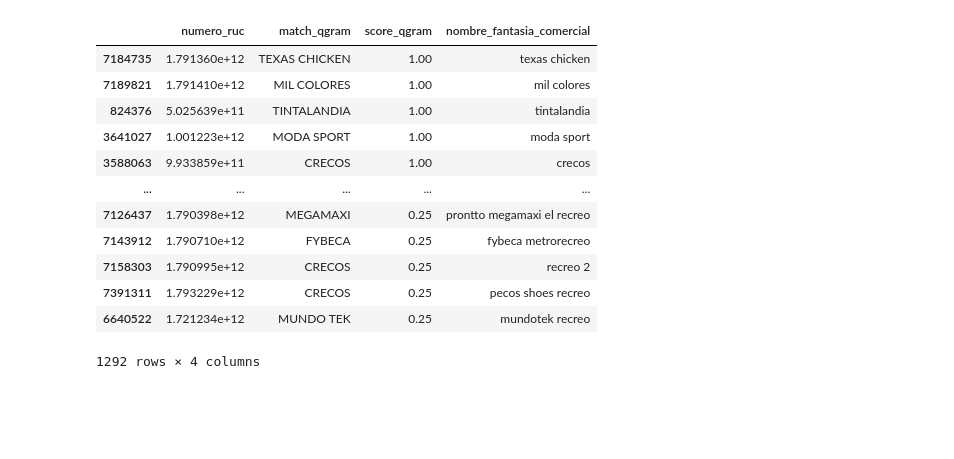
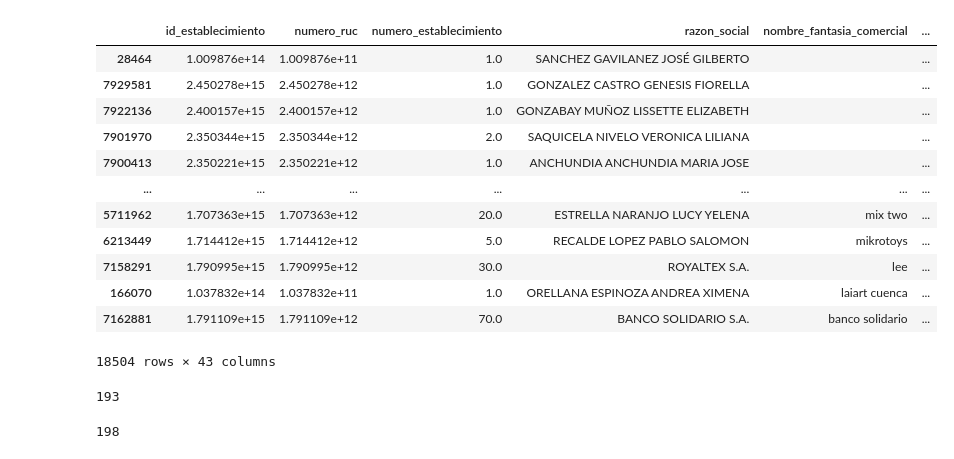
Before and after one commit to Leo-Maker636/centros_comerciales, a Jupyter notebook: sandbox/busqueda_rucs/localizacion_codigo_establecimiento.ipynb, the cells around one changed output. Saved outputs shown, nothing was run; the diff lists cells and outputs as text; code cells hidden in the pictures; blank space fills up the shorter version.

```diff
--- a/sandbox/busqueda_rucs/localizacion_codigo_establecimiento.ipynb
+++ b/sandbox/busqueda_rucs/localizacion_codigo_establecimiento.ipynb
@@ -200,16 +208,47 @@ base_registro_civil_test = base_registro_civil_test.sort_values(by = 'score_qgra
+# %%
+def porcentaje_coincidencias(calle:str):
+    num_coincidencia = 0
+    join_acotacion_especifica = " ".join(lista_acotacion_especifica).lower()
+    split_calle = re.split(r"[.\s]+", calle.lower())
+    for palabra in split_calle:
+        if palabra in join_acotacion_especifica:
+            num_coincidencia =num_coincidencia + 1
+    return num_coincidencia/len(split_calle)
+# %%
+# Cantidad porcentaje match que hay
+total_palabras = len(lista_acotacion_especifica)
+base_registro_civil_test['porcentaje_match'] = (base_registro_civil_test['calles'].apply(porcentaje_coincidencias))
+# %%
+# Normalizacion [0,2] y score general
+base_registro_civil_test["score_qgram_02"] =2*base_registro_civil_test['score_qgram']
+base_registro_civil_test["porcentaje_match_02"] =2*base_registro_civil_test['porcentaje_match']
+#Score General
+base_registro_civil_test['score_general'] = base_registro_civil_test["porcentaje_match_02"]*base_registro_civil_test["score_qgram_02"]
+# %%
+base_registro_civil_test = base_registro_civil_test.sort_values(by = "score_general")
+# %%
+base_registro_civil_test[base_registro_civil_test['parroquia'].str.contains('cotocollao', case = False, na = False)]
+# %% [output]
+|  | id_establecimiento | numero_ruc | numero_establecimiento | razon_social | nombre_fantasia_comercial | ... |
+| 28464 | 1.009876e+14 | 1.009876e+11 | 1.0 | SANCHEZ GAVILANEZ JOSÉ GILBERTO |  | ... |
+| 7929581 | 2.450278e+15 | 2.450278e+12 | 1.0 | GONZALEZ CASTRO GENESIS FIORELLA |  | ... |
+| 7922136 | 2.400157e+15 | 2.400157e+12 | 1.0 | GONZABAY MUÑOZ LISSETTE ELIZABETH |  | ... |
+| 7901970 | 2.350344e+15 | 2.350344e+12 | 2.0 | SAQUICELA NIVELO VERONICA LILIANA |  | ... |
+| 7900413 | 2.350221e+15 | 2.350221e+12 | 1.0 | ANCHUNDIA ANCHUNDIA MARIA JOSE |  | ... |
+| ... | ... | ... | ... | ... | ... | ... |
+| 5711962 | 1.707363e+15 | 1.707363e+12 | 20.0 | ESTRELLA NARANJO LUCY YELENA | mix two | ... |
+| 6213449 | 1.714412e+15 | 1.714412e+12 | 5.0 | RECALDE LOPEZ PABLO SALOMON | mikrotoys | ... |
+| 7158291 | 1.790995e+15 | 1.790995e+12 | 30.0 | ROYALTEX S.A. | lee | ... |
+| 166070 | 1.037832e+14 | 1.037832e+11 | 1.0 | ORELLANA ESPINOZA ANDREA XIMENA | laiart cuenca | ... |
+| 7162881 | 1.791109e+15 | 1.791109e+12 | 70.0 | BANCO SOLIDARIO S.A. | banco solidario | ... |
+18504 rows × 43 columns
 # %%
-base_registro_civil_test[base_registro_civil_test['match_qgram'].notna()][['numero_ruc','match_qgram', 'score_qgram', 'nombre_fantasia_comercial']]
+filtrada_score = base_registro_civil_test[(base_registro_civil_test['matcheo_qgram'].notna()) & (base_registro_civil_test['porcentaje_match_02']>=1)][['numero_establecimiento','numero_ruc','matcheo_qgram', 'score_qgram_02', 'nombre_fantasia_comercial','calles', 'porcentaje_match_02', 'score_general']]
-# %% [output]
-|  | numero_ruc | match_qgram | score_qgram | nombre_fantasia_comercial |
-| 7184735 | 1.791360e+12 | TEXAS CHICKEN | 1.00 | texas chicken |
-| 7189821 | 1.791410e+12 | MIL COLORES | 1.00 | mil colores |
-| 824376 | 5.025639e+11 | TINTALANDIA | 1.00 | tintalandia |
-| 3641027 | 1.001223e+12 | MODA SPORT | 1.00 | moda sport |
-| 3588063 | 9.933859e+11 | CRECOS | 1.00 | crecos |
-| ... | ... | ... | ... | ... |
-| 7126437 | 1.790398e+12 | MEGAMAXI | 0.25 | prontto megamaxi el recreo |
-| 7143912 | 1.790710e+12 | FYBECA | 0.25 | fybeca metrorecreo |
-| 7158303 | 1.790995e+12 | CRECOS | 0.25 | recreo 2 |
-| 7391311 | 1.793229e+12 | CRECOS | 0.25 | pecos shoes recreo |
-| 6640522 | 1.721234e+12 | MUNDO TEK | 0.25 | mundotek recreo |
-1292 rows × 4 columns
+# %%
+len(filtrada_score)
+# %% [output]
+193
+# %%
+len(recreo_nombres)
+# %% [output]
+198
```
Also changed, not shown: parts of 22 cells of this notebook, 8 other files.
